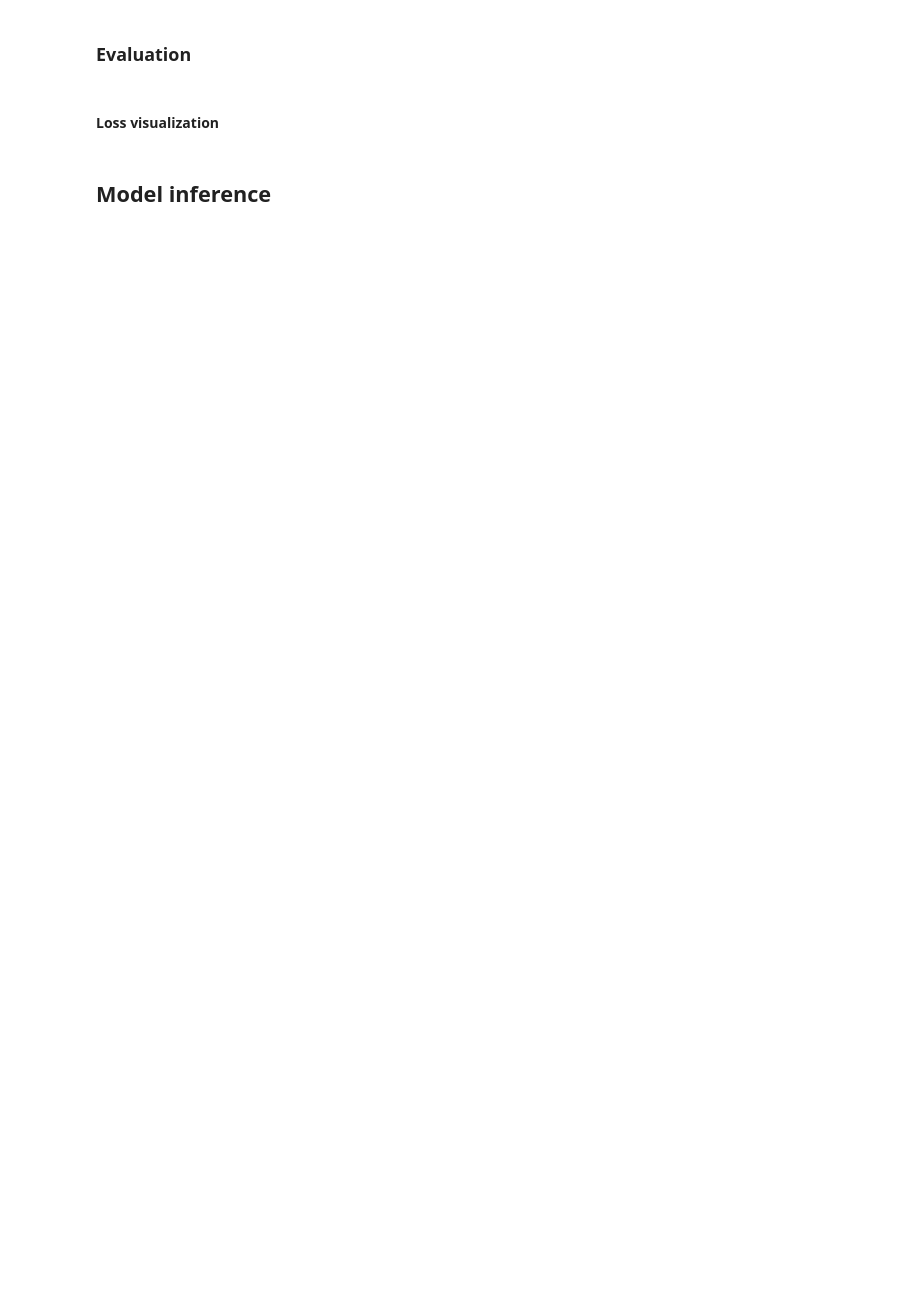
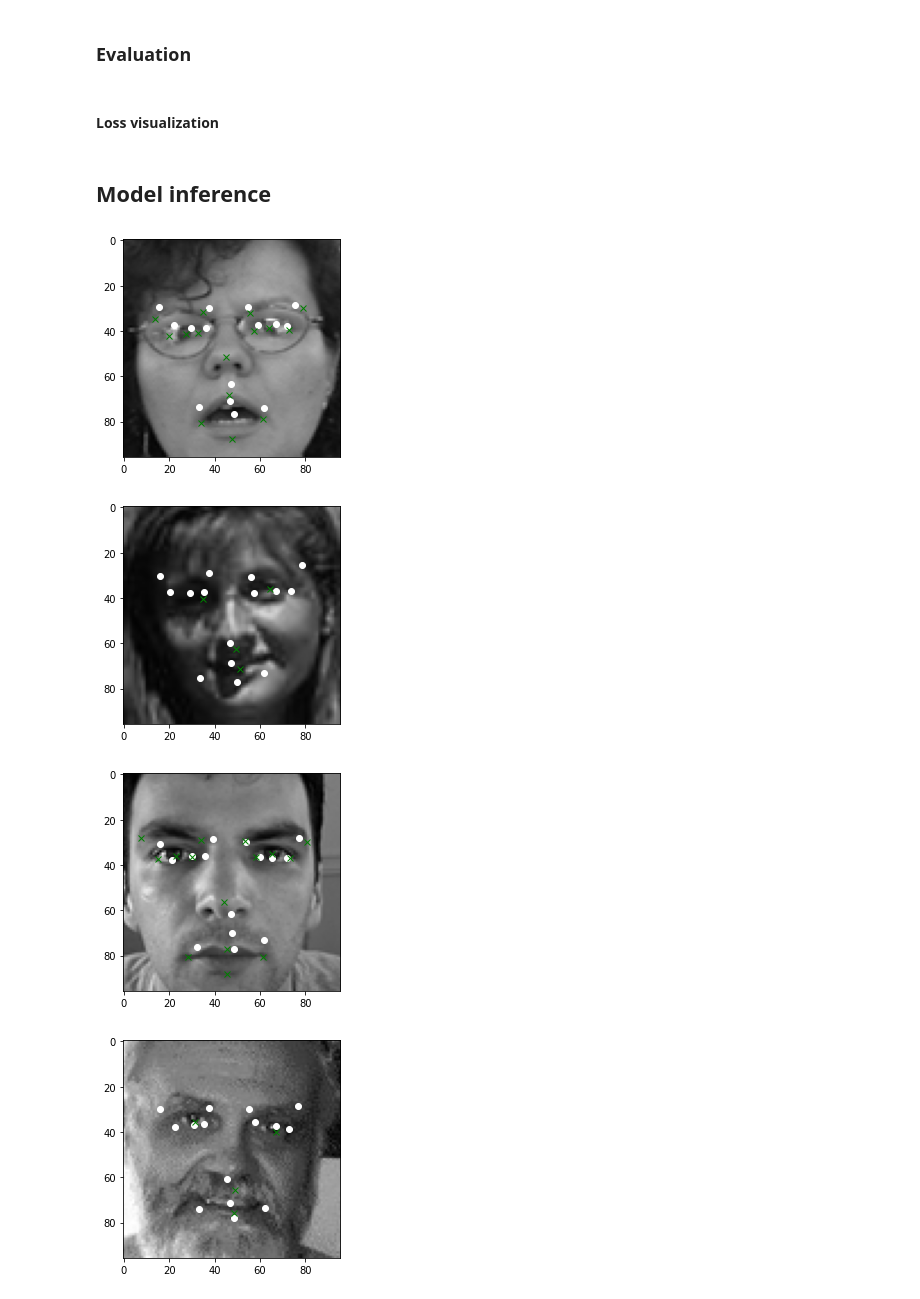
Before and after one commit to WJakubowsk/facial_keypoints_detection, a Jupyter notebook: notebooks/wiktor.ipynb, the cells around one changed output. Drawn from its saved outputs; the diff is of its cells as text; code cells hidden in the pictures; blank space fills up the shorter version.

Commit message:
feat: add resnet training and evaluation

```diff
--- a/notebooks/wiktor.ipynb
+++ b/notebooks/wiktor.ipynb
@@ -454,19 +473,26 @@ print('minimum value of the function loss on validation data set: ', min(logger_
 ## Model inference
 # %%
 #### Showcase on train set
+# %%
+best_model=resnet18
 # %%
 IMAGES_TO_SHOW = 10
 train_images_idxs = np.random.randint(0, len(train_set) - 1, 10)
 transform = ImageToTensor()
 best_model.eval()
 for idx in train_images_idxs:
-    sample = val_set[idx]
+    sample = train_set[idx]
     image = sample['image'].to(device)
     keypoints = sample['keypoints']
     with torch.no_grad():
         pred_keypoints = best_model(image.unsqueeze(0)).cpu().detach().numpy().reshape((30,))
 
     plt.imshow(image.cpu().detach().numpy().transpose((1, 2, 0)), cmap='gray')
     plt.plot(pred_keypoints[0::2], pred_keypoints[1::2], 'wo')
     plt.plot(keypoints[0::2], keypoints[1::2], 'gx')
     plt.show()
+# %% [output]
+[figure, added]
+[figure, added]
+[figure, added]
+[figure, added]
```
Also changed, not shown: parts of 6 cells of this notebook.
